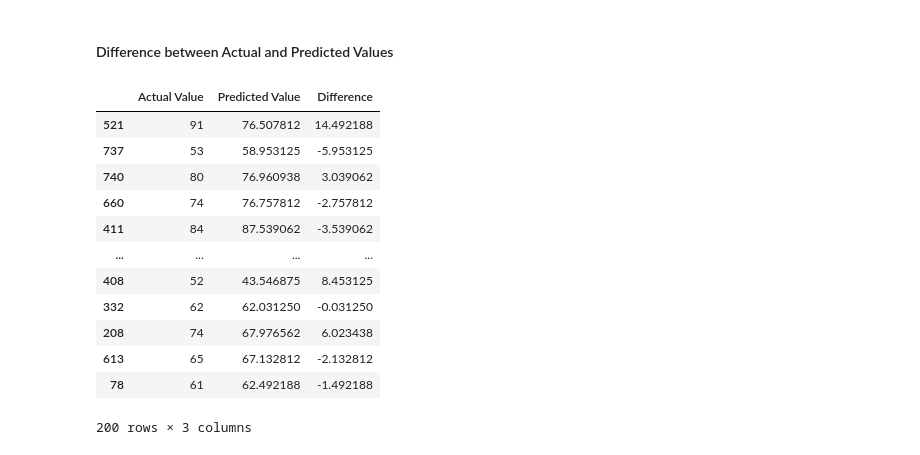
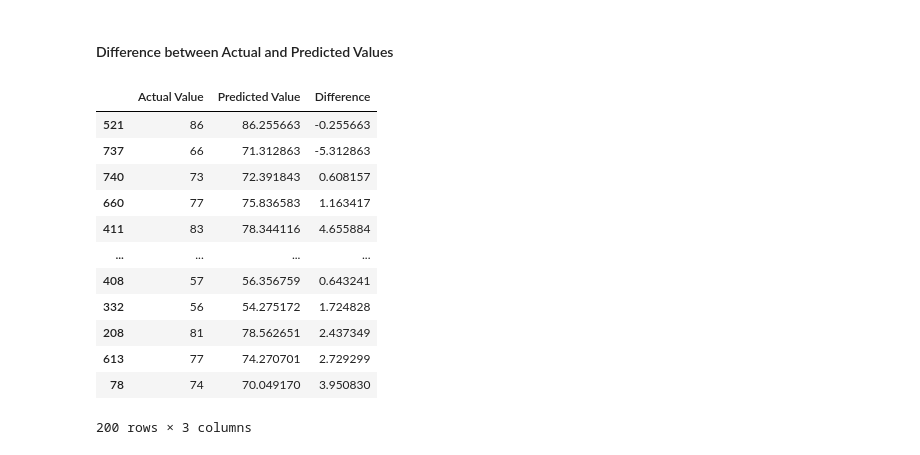
Before and after one commit to MohsinAli-10/ML-project-1-Student-Performance-Prediction, a Jupyter notebook: notebook/2. MODEL TRAINING.ipynb, the cells around one changed output. Saved outputs shown, nothing was run; the diff lists cells and outputs as text; code cells hidden in the pictures.

```diff
--- a/notebook/2. MODEL TRAINING.ipynb
+++ b/notebook/2. MODEL TRAINING.ipynb
@@ -200,4 +202,6 @@ def evaluate_model(true, predicted):
 # %%
+import copy
+
 models = {
     "Linear Regression": LinearRegression(),
     "Lasso": Lasso(),
@@ -223,17 +227,17 @@ print('*'*35)
 print('\n')
 
 for i in range(len(list(models))):
-    model1 = list(models.values())[i]
+    model1 = copy.deepcopy(list(models.values())[i])
     model1.fit(X1_train, y1_train) # Train model 1 for math_score
 
-    model2 = list(models.values())[i]
-    model2.fit(X2_train, y2_train) # Train model 1 for reading_score
+    model2 = copy.deepcopy(list(models.values())[i])
+    model2.fit(X2_train, y2_train) # Train model 2 for reading_score
 
-    model3 = list(models.values())[i]
-    model3.fit(X3_train, y3_train) # Train model 1 for writing_score
+    model3 = copy.deepcopy(list(models.values())[i])
+    model3.fit(X3_train, y3_train) # Train model 3 for writing_score
 
-    model4 = list(models.values())[i]
-    model4.fit(X4_train, y4_train) # Train model 1 for average_score
+    model4 = copy.deepcopy(list(models.values())[i])
+    model4.fit(X4_train, y4_train) # Train model 4 for average_score
 
     # Make predictions
     y_train_pred1 = model1.predict(X1_train)
@@ -261,7 +265,10 @@ for i in range(len(list(models))):
     model_train_mae4 , model_train_rmse4, model_train_r2_4 = evaluate_model(y4_train, y_train_pred4)
     model_test_mae4 , model_test_rmse4, model_test_r2_4 = evaluate_model(y4_test, y_test_pred4)
 
+    print('*'*35)
     print(list(models.keys())[i])
+    print('*'*35)
+    print('\n')
     model_list.append(list(models.keys())[i])
     # Model 1 performance for Training set
     print('Model 1 performance for Training set')
@@ -276,7 +283,7 @@ for i in range(len(list(models))):
     print("- Mean Absolute Error: {:.4f}".format(model_test_mae1))
     print("- R2 Score: {:.4f}".format(model_test_r2_1))
     print('\n')
-    print('*'*35)
+    print('----------------------------------')
     print('\n')
 
     # Model 2 performance for Training set
@@ -292,7 +299,7 @@ for i in range(len(list(models))):
     print("- Mean Absolute Error: {:.4f}".format(model_test_mae2))
     print("- R2 Score: {:.4f}".format(model_test_r2_2))
     print('\n')
-    print('*'*35)
+    print('----------------------------------')
     print('\n')
 
     # Model 3 performance for Training set
@@ -308,7 +315,7 @@ for i in range(len(list(models))):
     print("- Mean Absolute Error: {:.4f}".format(model_test_mae3))
     print("- R2 Score: {:.4f}".format(model_test_r2_3))
     print('\n')
-    print('*'*35)
+    print('----------------------------------')
     print('\n')
 
     # Model 4 performance for Training set
@@ -324,7 +331,7 @@ for i in range(len(list(models))):
     print("- Mean Absolute Error: {:.4f}".format(model_test_mae4))
     print("- R2 Score: {:.4f}".format(model_test_r2_4))
     print('\n')
-    print('*'*35)
+    print('----------------------------------')
     print('\n')
 
     r2_list1.append(model_test_r2_1)
@@ -358,7 +451,8 @@ pd.DataFrame(list(zip(model_list, r2_list)), columns=['Model Name', 'R2_Score'])
 # %%
-lin_model = LinearRegression(fit_intercept=True)
-lin_model = lin_model.fit(X_train, y_train)
-y_pred = lin_model.predict(X_test)
-score = r2_score(y_test, y_pred)*100
-print(" Accuracy of the model is %.2f" %score)
+ridge_model = Ridge(fit_intercept=True)
+ridge_model = ridge_model.fit(X2_train, y2_train)
+y_pred = ridge_model.predict(X2_test)
+score = r2_score(y2_test, y_pred)*100
+print(" Accuracy of the Ridge Regression model is %.2f" %score)
+# print(" Accuracy of the Ridge Regression model is {:.2f}".format(score))
 # %% [output]
@@ -378,19 +479,19 @@ sns.regplot(x=y_test,y=y_pred,ci=None,color ='red');
 # %% [markdown]
 #### Difference between Actual and Predicted Values
 # %%
-pred_df=pd.DataFrame({'Actual Value':y_test,'Predicted Value':y_pred,'Difference':y_test-y_pred})
+pred_df=pd.DataFrame({'Actual Value':y2_test,'Predicted Value':y_pred,'Difference':y2_test-y_pred})
 pred_df
 # %% [output]
 |  | Actual Value | Predicted Value | Difference |
-| 521 | 91 | 76.507812 | 14.492188 |
-| 737 | 53 | 58.953125 | -5.953125 |
-| 740 | 80 | 76.960938 | 3.039062 |
-| 660 | 74 | 76.757812 | -2.757812 |
-| 411 | 84 | 87.539062 | -3.539062 |
+| 521 | 86 | 86.255663 | -0.255663 |
+| 737 | 66 | 71.312863 | -5.312863 |
+| 740 | 73 | 72.391843 | 0.608157 |
+| 660 | 77 | 75.836583 | 1.163417 |
+| 411 | 83 | 78.344116 | 4.655884 |
 | ... | ... | ... | ... |
-| 408 | 52 | 43.546875 | 8.453125 |
-| 332 | 62 | 62.031250 | -0.031250 |
-| 208 | 74 | 67.976562 | 6.023438 |
-| 613 | 65 | 67.132812 | -2.132812 |
-| 78 | 61 | 62.492188 | -1.492188 |
+| 408 | 57 | 56.356759 | 0.643241 |
+| 332 | 56 | 54.275172 | 1.724828 |
+| 208 | 81 | 78.562651 | 2.437349 |
+| 613 | 77 | 74.270701 | 2.729299 |
+| 78 | 74 | 70.049170 | 3.950830 |
 200 rows × 3 columns
```
Also changed, not shown: parts of 17 cells of this notebook, 4 other files.
